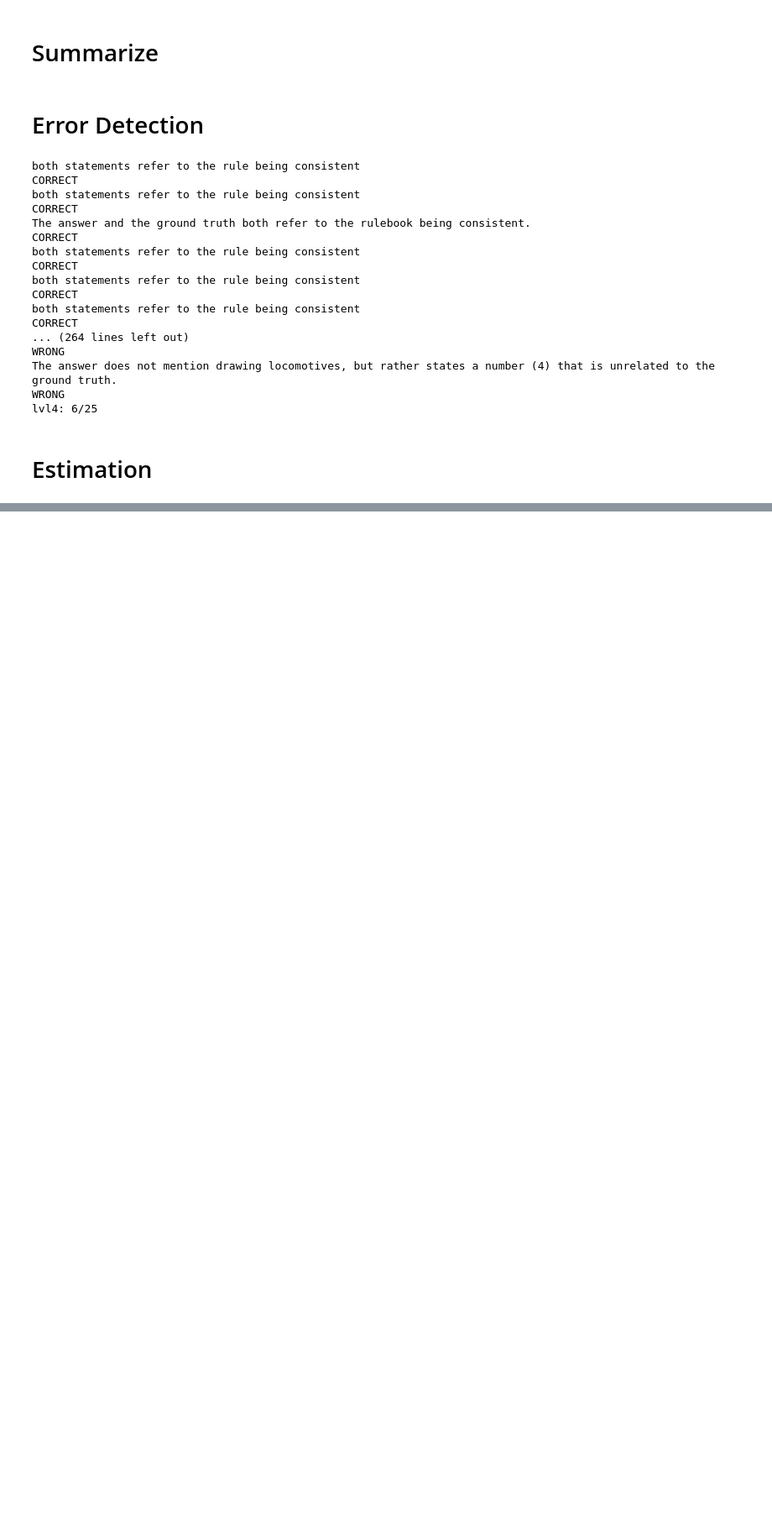
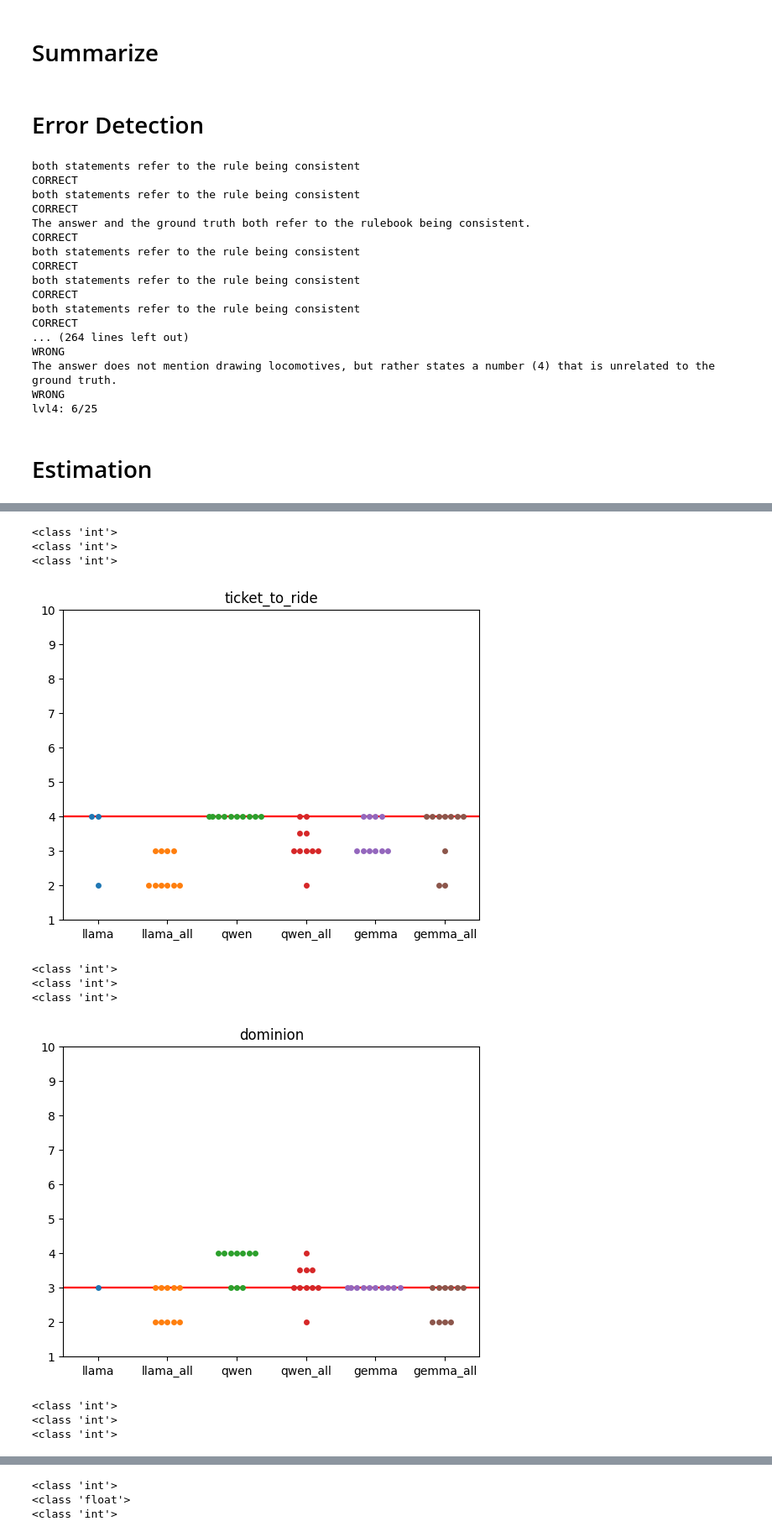
Before and after one commit to prometheus404/NLP_proj, a Jupyter notebook: evaluation.ipynb, the cells around one changed output, grey strips where cells are left out. Shown at 84% size. Saved outputs shown, nothing was run; the diff lists cells and outputs as text; code cells hidden in the pictures; blank space fills up the shorter version.

```diff
--- a/evaluation.ipynb
+++ b/evaluation.ipynb
@@ -277,0 +353,16 @@ json.loads(s)
+# %%
+for g in file_names:
+    plt.ylim(1,10)
+    print_param_est(est,g,'player')
+# %% [output]
+<class 'int'>
+<class 'int'>
+<class 'int'>
+[figure, added]
+<class 'int'>
+<class 'int'>
+<class 'int'>
+[figure, added]
+<class 'int'>
+<class 'int'>
+<class 'int'>
@@ -277,0 +370,3 @@ json.loads(s)
+<class 'int'>
+<class 'float'>
+<class 'int'>
```
Also changed, not shown: parts of 18 cells of this notebook, 13 other files.
